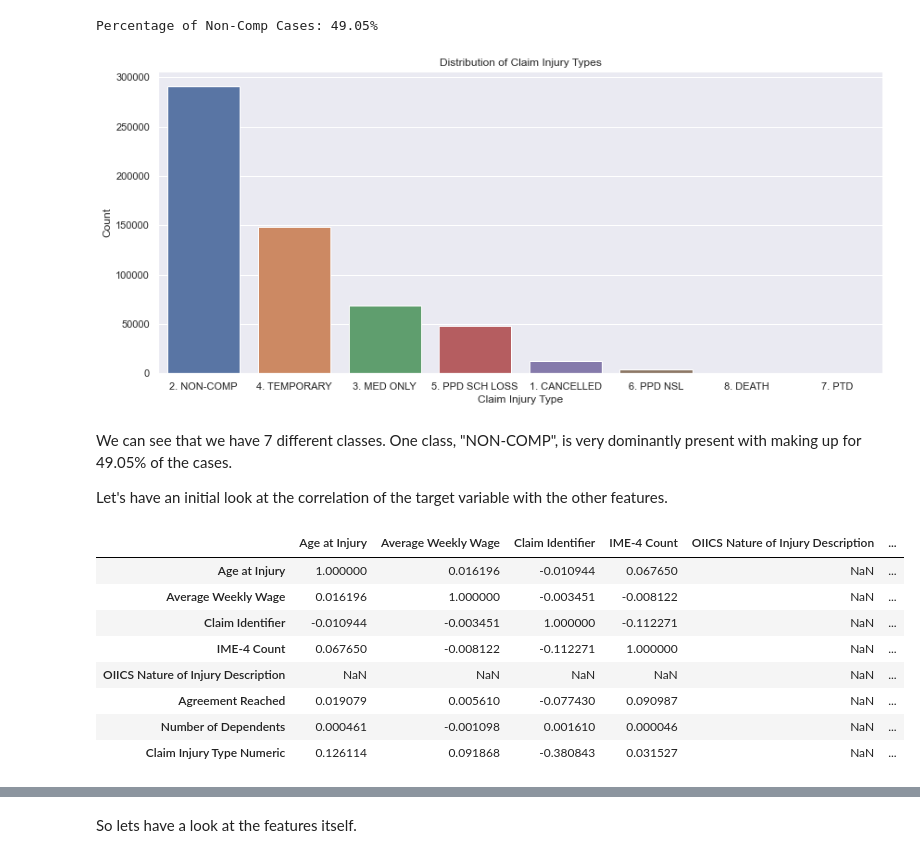
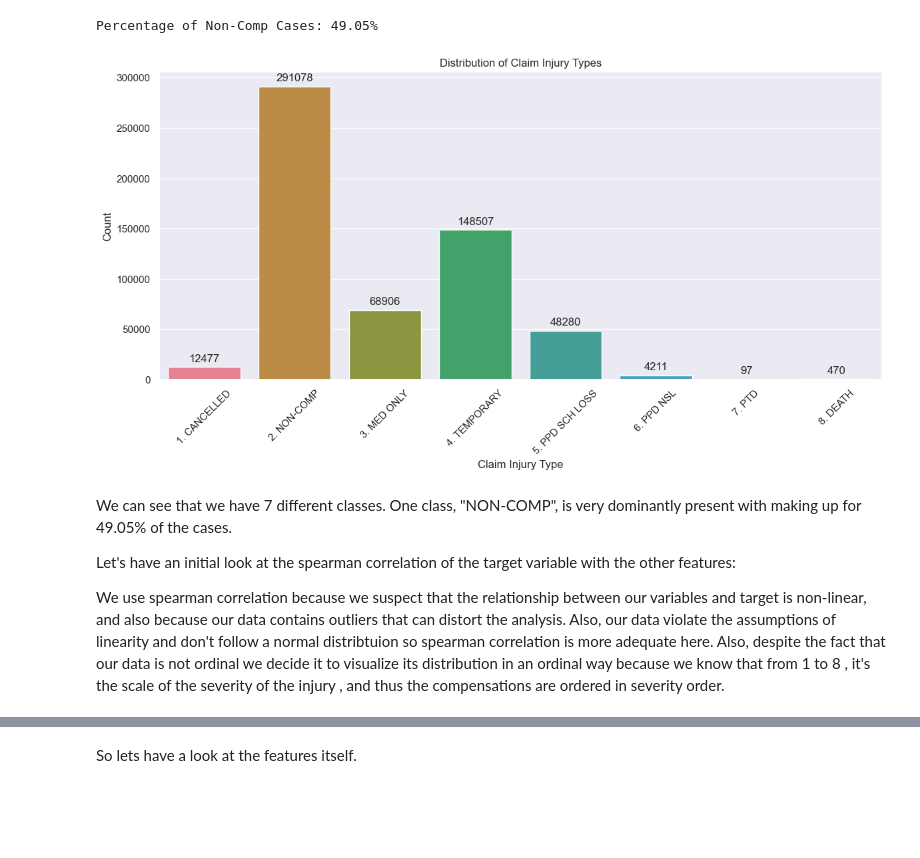
Before and after one commit to alexandregsg/ML_Project_Group52, a Jupyter notebook: Homework_Group52.ipynb, the cells around one changed output, grey strips where cells are left out. Cells and saved outputs as stored; diff of their text form; code cells hidden in the pictures; blank space fills up the shorter version.

```diff
--- a/Homework_Group52.ipynb
+++ b/Homework_Group52.ipynb
@@ -211,21 +198,40 @@ non_comp_percent = round(train_df_temp['Claim Injury Type'].value_counts().max()
 print('Percentage of Non-Comp Cases: {}%'.format(non_comp_percent*100))
 # %% [output]
 Percentage of Non-Comp Cases: 49.05%
-# %%
-# Plot distribution of target values
-target_values = train_df_temp['Claim Injury Type'].value_counts()
-
-df_target_counts = target_values.reset_index()
-df_target_counts.columns = ['Claim Injury Type', 'Count']
-
-plt.figure(figsize=(14, 6))
-sns.barplot(x='Claim Injury Type', y='Count', data=df_target_counts)
-#plt.xticks(rotation=45)
-plt.title('Distribution of Claim Injury Types')
-plt.show()
-# %% [output]
-[figure, removed]
+# %%
+# Define the custom order for 'Claim Injury Type'
+custom_order = ['1. CANCELLED', '2. NON-COMP', '3. MED ONLY', '4. TEMPORARY',
+                '5. PPD SCH LOSS', '6. PPD NSL', '7. PTD', '8. DEATH']
+
+# Plot distribution of target values with the custom order
+target_values = train_df_temp['Claim Injury Type'].value_counts()
+
+# Convert target values to a DataFrame and reorder based on custom order
+df_target_counts = target_values.reset_index()
+df_target_counts.columns = ['Claim Injury Type', 'Count']
+df_target_counts = df_target_counts.set_index('Claim Injury Type').reindex(custom_order).reset_index()
+
+plt.figure(figsize=(14, 6))
+# Use a color palette to assign different colors to each bar
+palette = sns.color_palette("husl", len(df_target_counts))
+barplot = sns.barplot(x='Claim Injury Type', y='Count', data=df_target_counts, palette=palette, order=custom_order)
+
+# Annotate the counts on top of each bar
+for p in barplot.patches:
+    barplot.annotate(format(p.get_height(), '.0f'),
+                     (p.get_x() + p.get_width() / 2., p.get_height()),
+                     ha='center', va='center',
+                     xytext=(0, 9),
+                     textcoords='offset points')
+
+plt.title('Distribution of Claim Injury Types')
+plt.xticks(rotation=45)  # Rotate x-axis labels for better readability
+plt.show()
+# %% [output]
+[figure, added]
 # %% [markdown]
 We can see that we have 7 different classes. One class, "NON-COMP", is very dominantly present with making up for 49.05% of the cases.
 
-Let's have an initial look at the correlation of the target variable with the other features.
+Let's have an initial look at the spearman correlation of the target variable with the other features:
+
+We use spearman correlation because we suspect that the relationship between our variables and target is non-linear, and also because our data contains outliers that can distort the analysis. Also, our data violate the assumptions of linearity and don't follow a normal distribtuion so spearman correlation is more adequate here. Also, despite the fact that our data is not ordinal we decide it to visualize its distribution in an ordinal way because we know that from 1 to 8 , it's the scale of the severity of the injury , and thus the compensations are ordered in severity order.
@@ -235,13 +237,0 @@ train_df_temp['Claim Injury Type Numeric'] = train_df_temp['Claim Injury Type'].
-# %%
-corr_base = train_df_temp.corr()
-corr_base
-# %% [output]
-|  | Age at Injury | Average Weekly Wage | Claim Identifier | IME-4 Count | OIICS Nature of Injury Description | ... |
-| Age at Injury | 1.000000 | 0.016196 | -0.010944 | 0.067650 | NaN | ... |
-| Average Weekly Wage | 0.016196 | 1.000000 | -0.003451 | -0.008122 | NaN | ... |
-| Claim Identifier | -0.010944 | -0.003451 | 1.000000 | -0.112271 | NaN | ... |
-| IME-4 Count | 0.067650 | -0.008122 | -0.112271 | 1.000000 | NaN | ... |
-| OIICS Nature of Injury Description | NaN | NaN | NaN | NaN | NaN | ... |
-| Agreement Reached | 0.019079 | 0.005610 | -0.077430 | 0.090987 | NaN | ... |
-| Number of Dependents | 0.000461 | -0.001098 | 0.001610 | 0.000046 | NaN | ... |
-| Claim Injury Type Numeric | 0.126114 | 0.091868 | -0.380843 | 0.031527 | NaN | ... |
```
Also changed, not shown: parts of 138 cells of this notebook.
